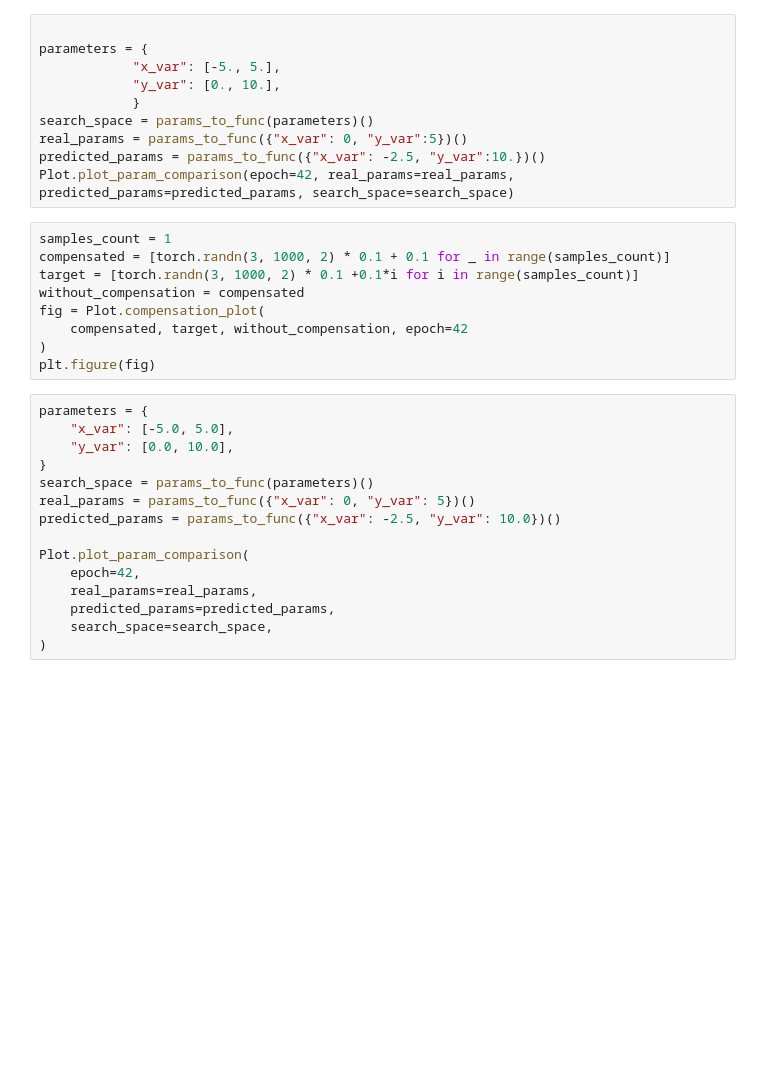
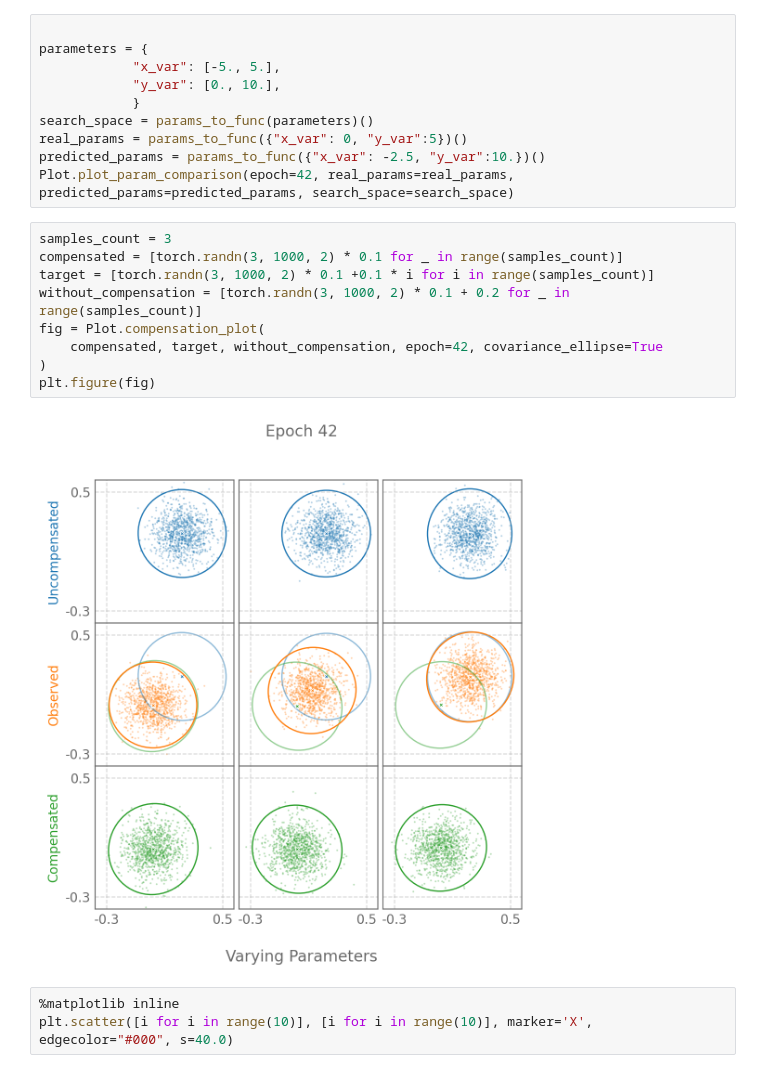
Before and after one commit to hzbian/metrix_hackathon, a Jupyter notebook: testing/test_plots.ipynb, the cells around one changed output. Saved outputs shown, nothing was run; the diff lists cells and outputs as text; blank space fills up the shorter version.

```diff
--- a/testing/test_plots.ipynb
+++ b/testing/test_plots.ipynb
@@ -29,26 +63,16 @@ real_params = params_to_func({"x_var": 0, "y_var":5})()
 predicted_params = params_to_func({"x_var": -2.5, "y_var":10.})()
 Plot.plot_param_comparison(epoch=42, real_params=real_params, predicted_params=predicted_params, search_space=search_space)
 # %%
-samples_count = 1
-compensated = [torch.randn(3, 1000, 2) * 0.1 + 0.1 for _ in range(samples_count)]
-target = [torch.randn(3, 1000, 2) * 0.1 +0.1*i for i in range(samples_count)]
-without_compensation = compensated
+samples_count = 3
+compensated = [torch.randn(3, 1000, 2) * 0.1 for _ in range(samples_count)]
+target = [torch.randn(3, 1000, 2) * 0.1 +0.1 * i for i in range(samples_count)]
+without_compensation = [torch.randn(3, 1000, 2) * 0.1 + 0.2 for _ in range(samples_count)]
 fig = Plot.compensation_plot(
-    compensated, target, without_compensation, epoch=42
+    compensated, target, without_compensation, epoch=42, covariance_ellipse=True
 )
 plt.figure(fig)
+# %% [output]
+[figure, added]
-# %%
-parameters = {
-    "x_var": [-5.0, 5.0],
-    "y_var": [0.0, 10.0],
-}
-search_space = params_to_func(parameters)()
-real_params = params_to_func({"x_var": 0, "y_var": 5})()
-predicted_params = params_to_func({"x_var": -2.5, "y_var": 10.0})()
-
-Plot.plot_param_comparison(
-    epoch=42,
-    real_params=real_params,
-    predicted_params=predicted_params,
-    search_space=search_space,
-)
+# %%
+%matplotlib inline
+plt.scatter([i for i in range(10)], [i for i in range(10)], marker='X', edgecolor="#000", s=40.0)
```
Also changed, not shown: parts of 2 cells of this notebook, 2 other files.
